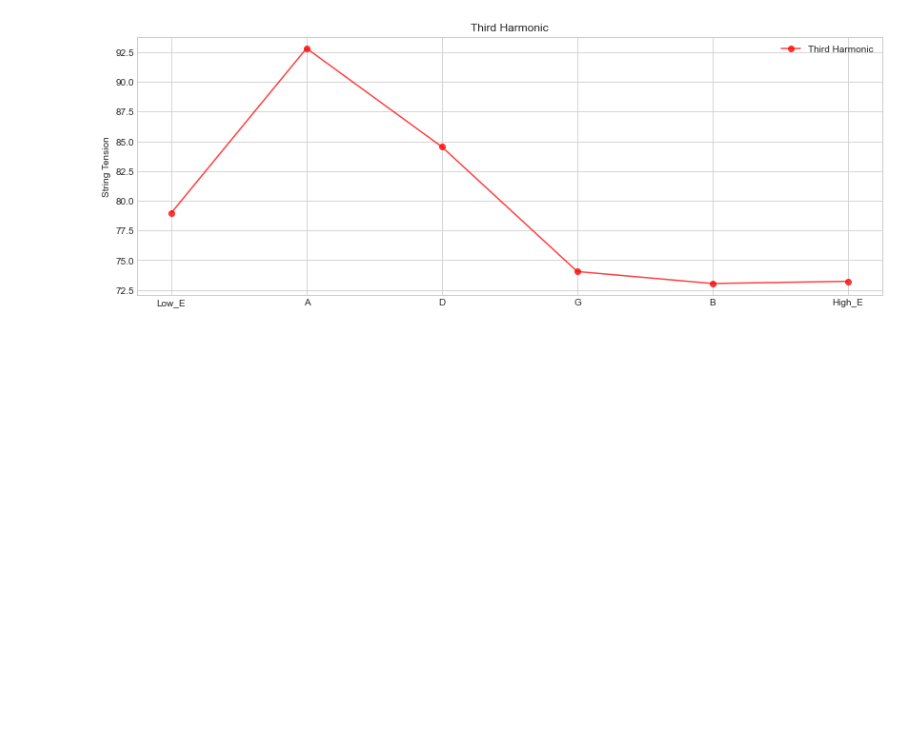
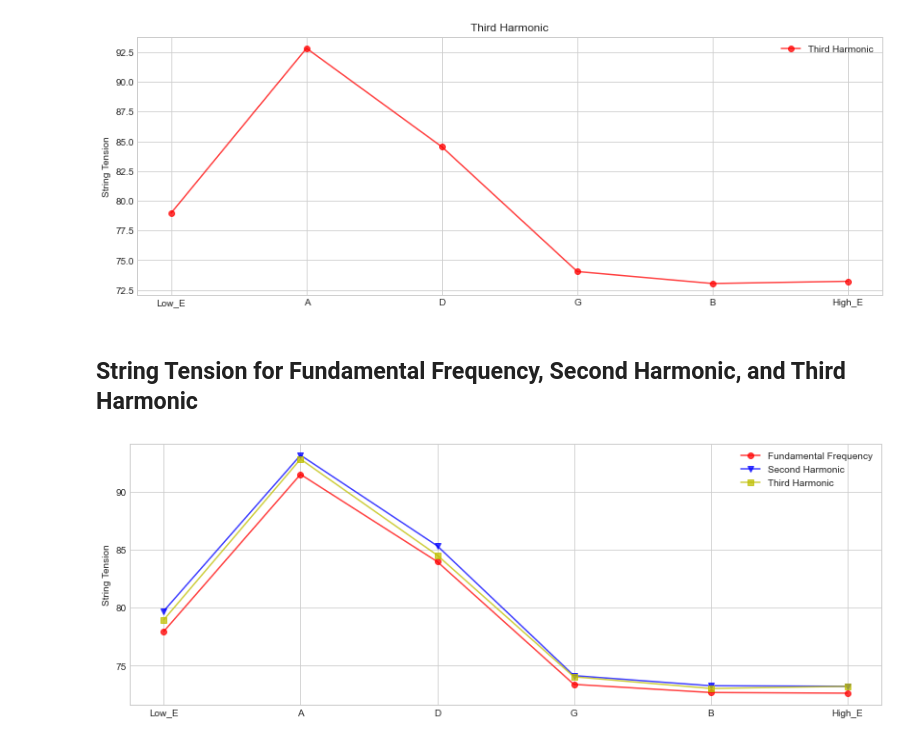
Before and after one commit to fitaness12345/PHYS1343L, a Jupyter notebook: Determination-of-Tension-Using-Harmonics-in-the-Six-Strings-of-an-Acoustic-Guitar/lab-1.ipynb, the cells around one changed output. Drawn from its saved outputs; the diff is of its cells as text; code cells hidden in the pictures; blank space fills up the shorter version.

```diff
--- a/Determination-of-Tension-Using-Harmonics-in-the-Six-Strings-of-an-Acoustic-Guitar/lab-1.ipynb
+++ b/Determination-of-Tension-Using-Harmonics-in-the-Six-Strings-of-an-Acoustic-Guitar/lab-1.ipynb
@@ -1196,3 +1196,15 @@ plt.legend(loc='best')
 plt.savefig('average-tension-per-string-th.png')
 # %% [output]
 [figure]
+# %% [markdown]
+## String Tension for Fundamental Frequency, Second Harmonic, and Third Harmonic
+# %%
+plt.figure(figsize=(14,5))
+plt.plot(notes, average_ff, color = 'r', label='Fundamental Frequency', marker = 'o', alpha=0.75)
+plt.plot(notes, average_sh, color = 'b', label='Second Harmonic', marker = 'v', alpha=0.75)
+plt.plot(notes, average_th, color = 'y', label='Third Harmonic', marker = 's', alpha=0.75)
+plt.ylabel("String Tension")
+plt.legend(loc='best')
+plt.savefig('average-tension-per-string-final.png')
+# %% [output]
+[figure, added]
```
Also changed, not shown: 1 other file.
